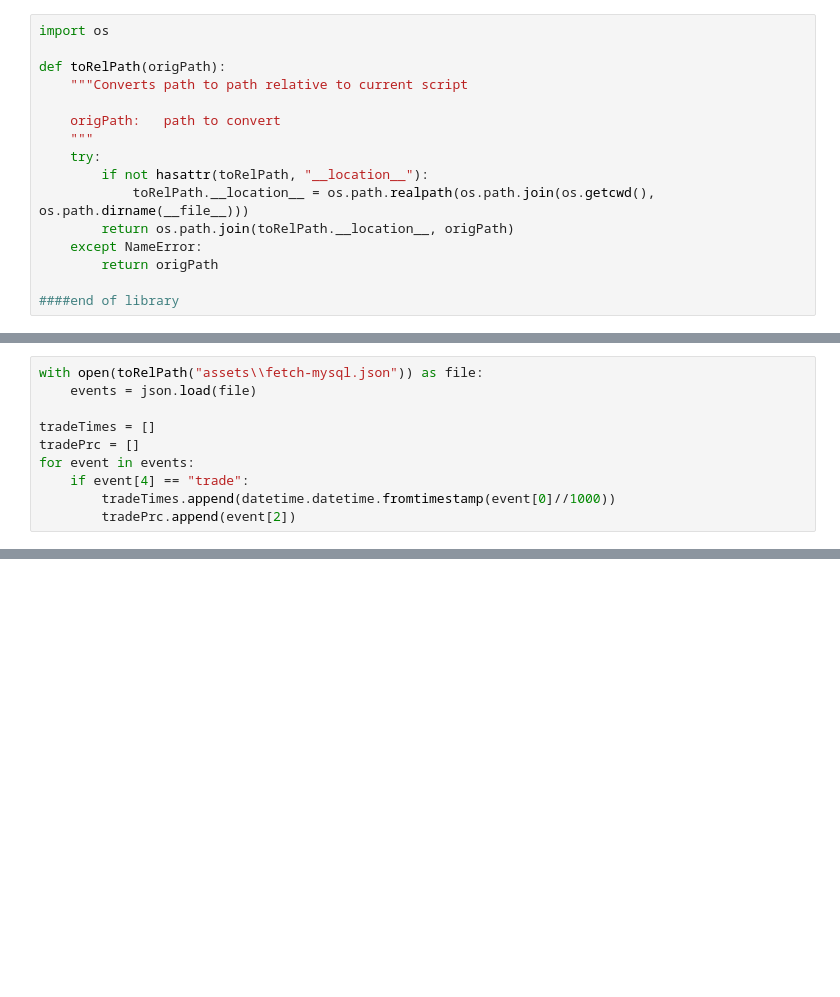
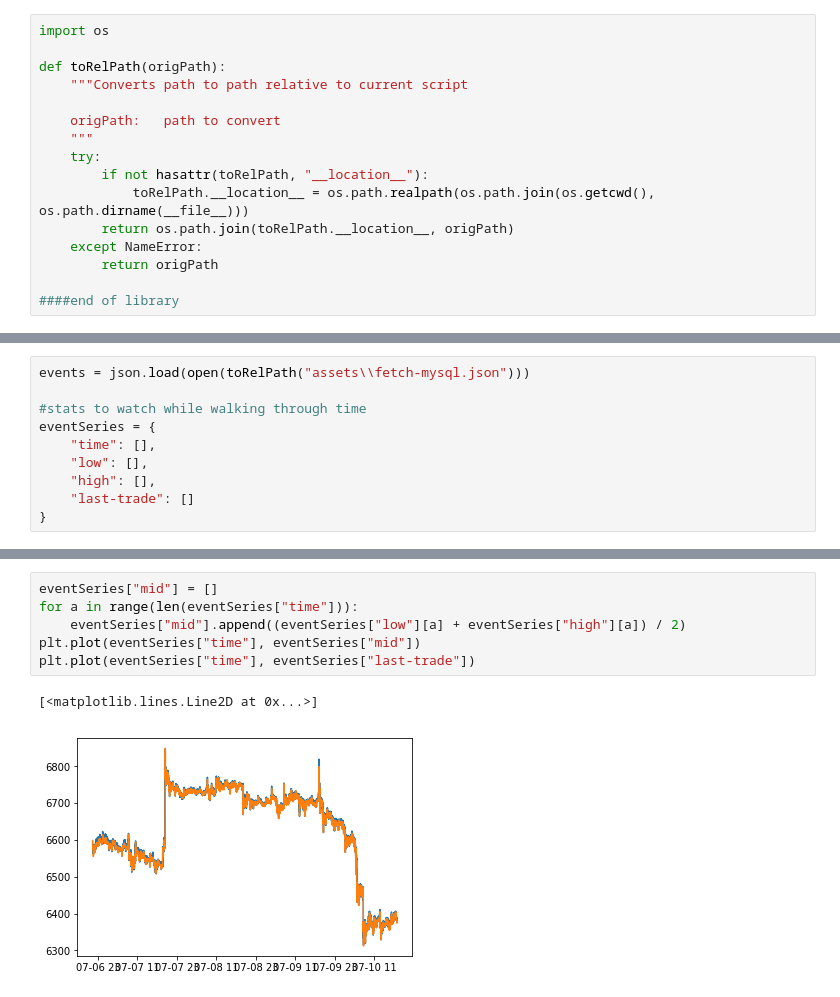
Before and after one commit to inmensustrading/inmensus, a Jupyter notebook: research/gemini-full-stack/analysis.ipynb, the cells around one changed output, grey strips where cells are left out. Drawn from its saved outputs; the diff is of its cells as text; blank space fills up the shorter version.

```diff
--- a/research/gemini-full-stack/analysis.ipynb
+++ b/research/gemini-full-stack/analysis.ipynb
@@ -21,13 +24,3 @@ import matplotlib.pyplot as plt
 
 PRICE_POINT_EPS = 1e-8
 PRICE_MAX = 1000000
-# %%
-with open(toRelPath("assets\\fetch-mysql.json")) as file:
-    events = json.load(file)
-
-tradeTimes = []
-tradePrc = []
-for event in events:
-    if event[4] == "trade":
-        tradeTimes.append(datetime.datetime.fromtimestamp(event[0]//1000))
-        tradePrc.append(event[2])
@@ -40 +27,11 @@ plt.plot(tradeTimes, tradePrc)
+# %%
+events = json.load(open(toRelPath("assets\\fetch-mysql.json")))
+
+#stats to watch while walking through time
+eventSeries = {
+    "time": [],
+    "low": [],
+    "high": [],
+    "last-trade": []
+}
 # %%
@@ -74,0 +104,9 @@ TypeError: can only concatenate list (not "int") to list
+# %%
+eventSeries["mid"] = []
+for a in range(len(eventSeries["time"])):
+    eventSeries["mid"].append((eventSeries["low"][a] + eventSeries["high"][a]) / 2)
+plt.plot(eventSeries["time"], eventSeries["mid"])
+plt.plot(eventSeries["time"], eventSeries["last-trade"])
+# %% [output]
+[<matplotlib.lines.Line2D at 0x...>]
+[figure, added]
```
Also changed, not shown: parts of 6 cells of this notebook, 1 other file.
